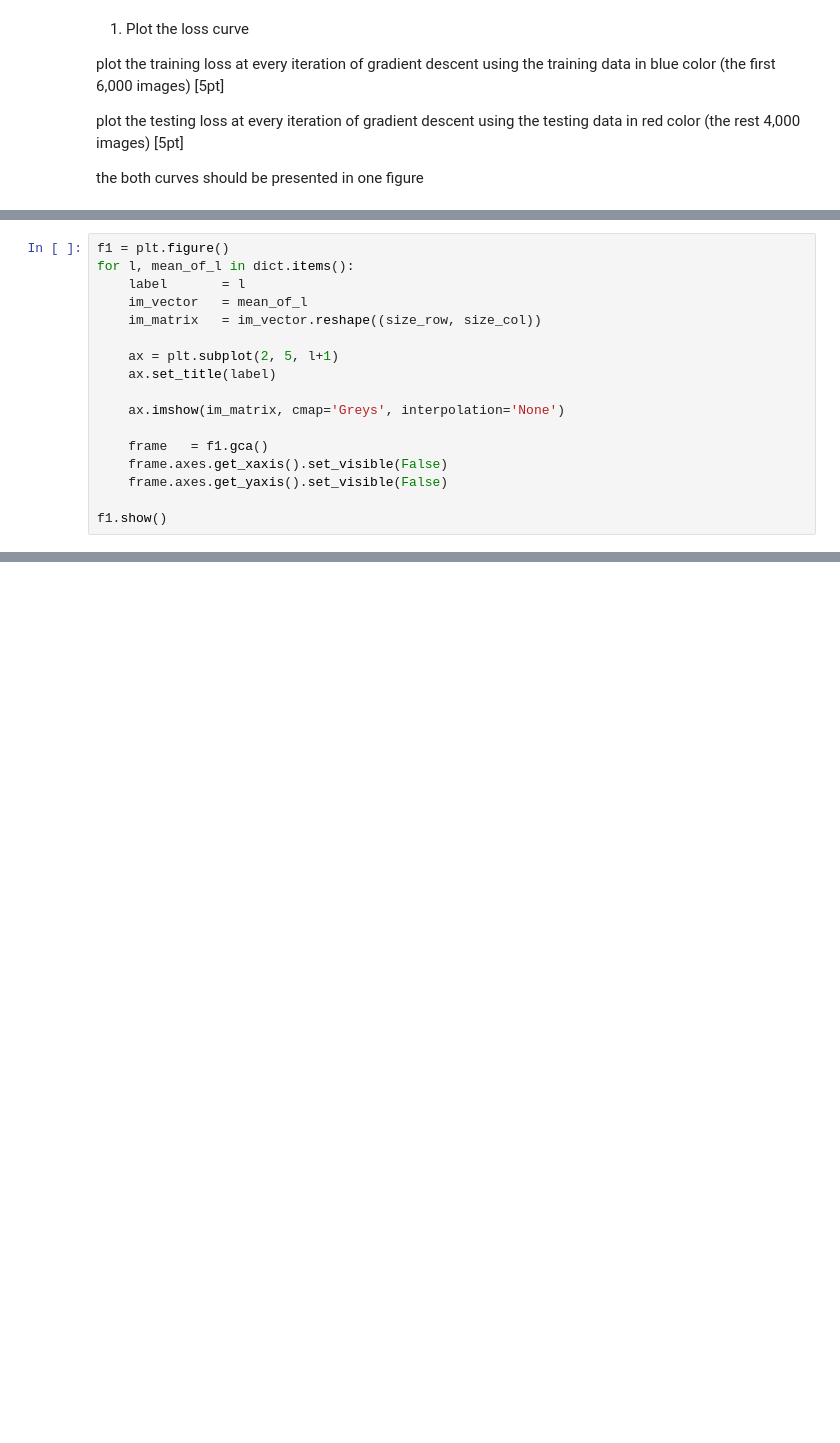
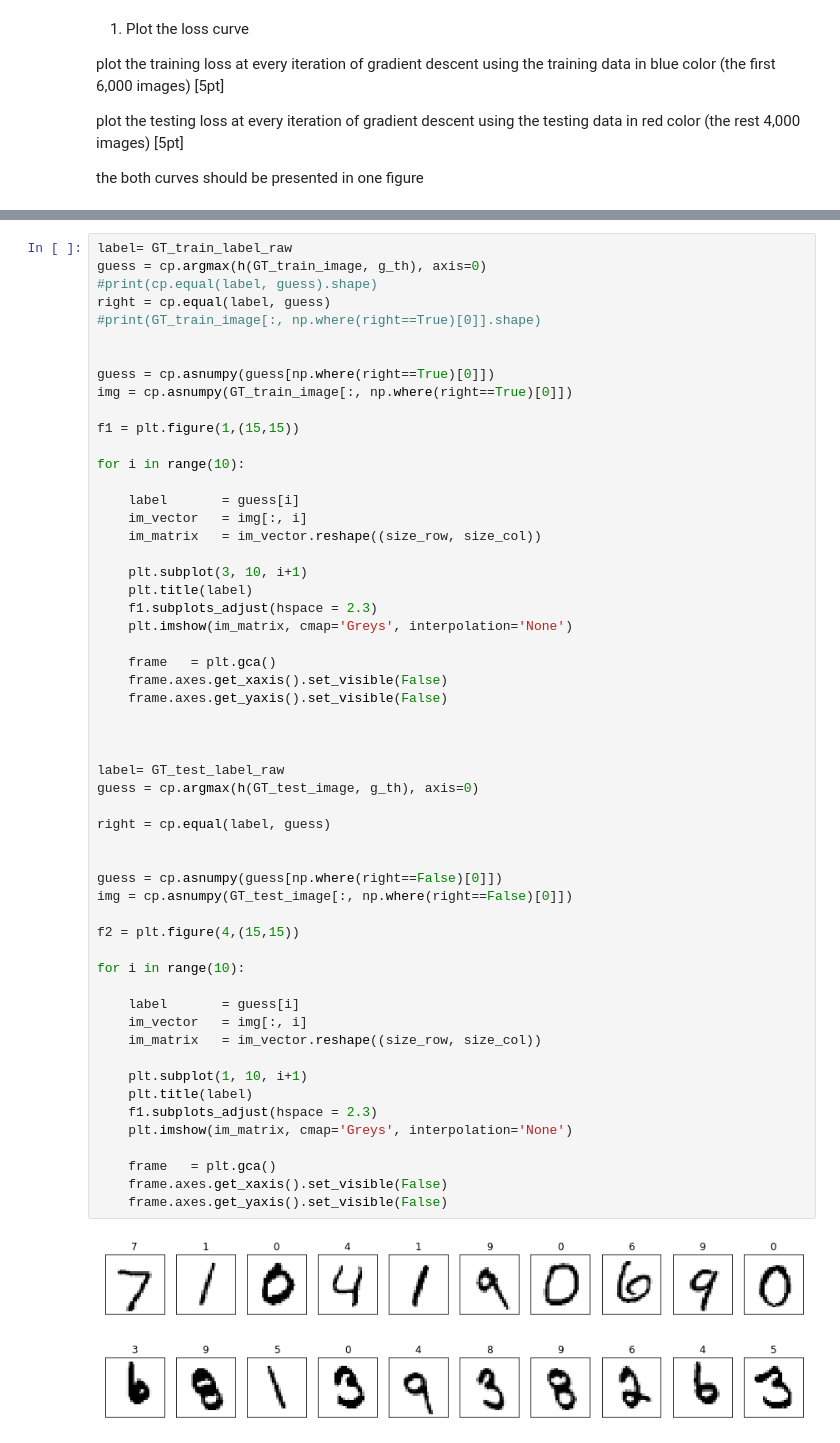
Before and after one commit to heebinYoo/assignment-02, a Jupyter notebook: assignment-08.ipynb, the cells around one changed output, grey strips where cells are left out. Saved outputs shown, nothing was run; the diff lists cells and outputs as text; blank space fills up the shorter version.

```diff
--- a/assignment-08.ipynb
+++ b/assignment-08.ipynb
@@ -322,17 +289,0 @@ arrange the subplots in 2x5 array for the 10 average images and present the labe
-# %%
-f1 = plt.figure()
-for l, mean_of_l in dict.items():
-    label       = l
-    im_vector   = mean_of_l
-    im_matrix   = im_vector.reshape((size_row, size_col))
-
-    ax = plt.subplot(2, 5, l+1)
-    ax.set_title(label)
-
-    ax.imshow(im_matrix, cmap='Greys', interpolation='None')
-
-    frame   = f1.gca()
-    frame.axes.get_xaxis().set_visible(False)
-    frame.axes.get_yaxis().set_visible(False)
-
-f1.show()
@@ -361,0 +323,58 @@ label  9  :  0.1188100627798907
+# %%
+label= GT_train_label_raw
+guess = cp.argmax(h(GT_train_image, g_th), axis=0)
+#print(cp.equal(label, guess).shape)
+right = cp.equal(label, guess)
+#print(GT_train_image[:, np.where(right==True)[0]].shape)
+
+
+guess = cp.asnumpy(guess[np.where(right==True)[0]])
+img = cp.asnumpy(GT_train_image[:, np.where(right==True)[0]])
+
+f1 = plt.figure(1,(15,15))
+
+for i in range(10):
+
+    label       = guess[i]
+    im_vector   = img[:, i]
+    im_matrix   = im_vector.reshape((size_row, size_col))
+
+    plt.subplot(3, 10, i+1)
+    plt.title(label)
+    f1.subplots_adjust(hspace = 2.3)
+    plt.imshow(im_matrix, cmap='Greys', interpolation='None')
+
+    frame   = plt.gca()
+    frame.axes.get_xaxis().set_visible(False)
+    frame.axes.get_yaxis().set_visible(False)
+
+
+
+label= GT_test_label_raw
+guess = cp.argmax(h(GT_test_image, g_th), axis=0)
+
+right = cp.equal(label, guess)
+
+
+guess = cp.asnumpy(guess[np.where(right==False)[0]])
+img = cp.asnumpy(GT_test_image[:, np.where(right==False)[0]])
+
+f2 = plt.figure(4,(15,15))
+
+for i in range(10):
+
+    label       = guess[i]
+    im_vector   = img[:, i]
+    im_matrix   = im_vector.reshape((size_row, size_col))
+
+    plt.subplot(1, 10, i+1)
+    plt.title(label)
+    f1.subplots_adjust(hspace = 2.3)
+    plt.imshow(im_matrix, cmap='Greys', interpolation='None')
+
+    frame   = plt.gca()
+    frame.axes.get_xaxis().set_visible(False)
+    frame.axes.get_yaxis().set_visible(False)
+# %% [output]
+[figure, added]
+[figure, added]
```
Also changed, not shown: parts of 17 cells of this notebook.
